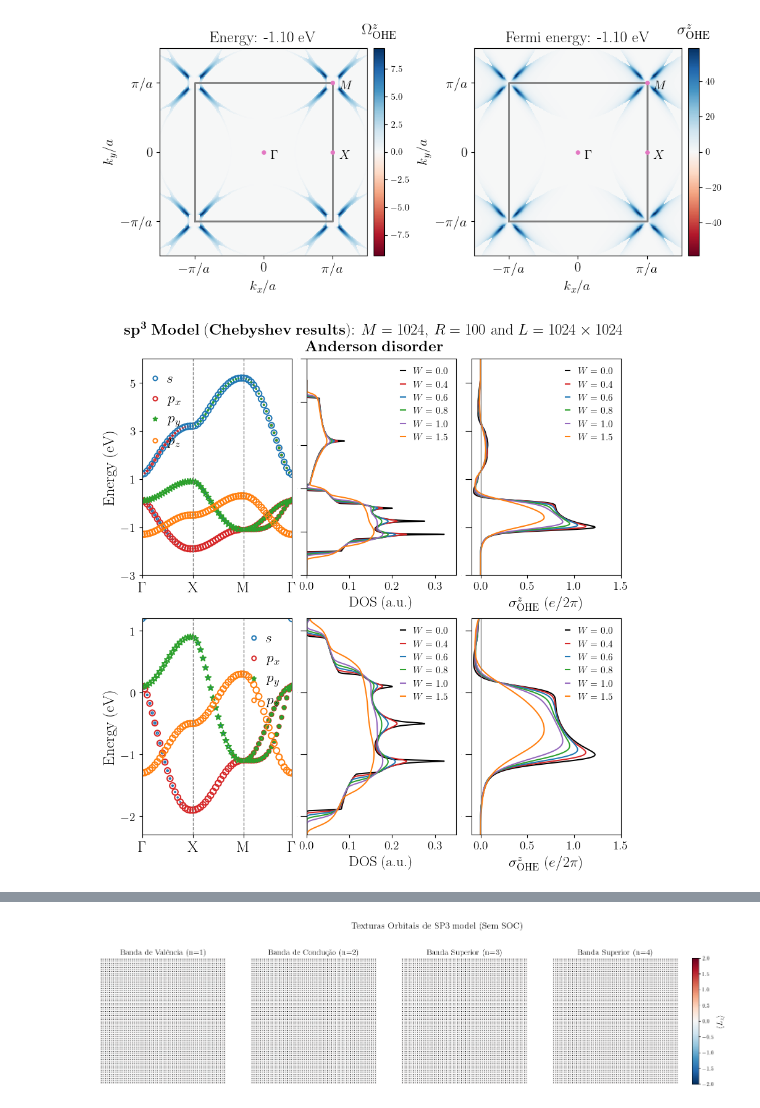
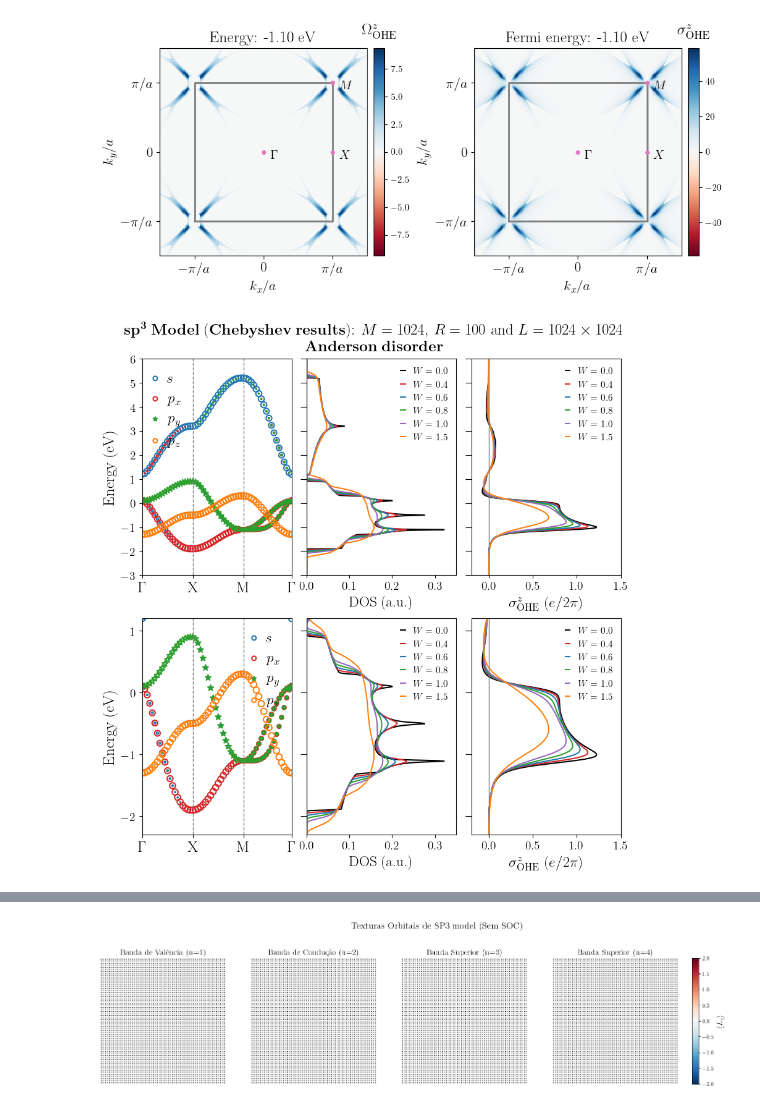
Before and after one commit to KJohnmar/INL-OBELIX-2026, a Jupyter notebook: sp3-model/square-lattice/sp3-model-SquareLattice.ipynb, the cells around one changed output, grey strips where cells are left out. Drawn from its saved outputs; the diff is of its cells as text; code cells hidden in the pictures.

```diff
--- a/sp3-model/square-lattice/sp3-model-SquareLattice.ipynb
+++ b/sp3-model/square-lattice/sp3-model-SquareLattice.ipynb
@@ -1795,10 +1795,10 @@ def main_BandStructure_1N_analytically():
     base_url_ohe = "https://github.com/KJohnmar/INL-OBELIX-2026/tree/main/sp3-model/square-lattice/data-ohe/Anderson_disorder/"
 
     k_ax, hs_ax, bands, band_s, band_x, band_y, band_z = calculate_SP3_with_projections(20, name, HS_points, soc=False)
-    plot_Projected_bands(ax1, k_ax, hs_ax, bands, band_s, band_x, band_y, band_z, -3, 6, 2)
-    plot_DOS_Chebyshev(ax2, base_url_dos, -3, 6, 2)
-    plot_projected_bands_ohe(ax3, energies, om_o, -3, 6, 2, scale_factor=10)
-    plot_OHE_Chebyshev(ax4, base_url_ohe, -3, 6, 2)
+    plot_Projected_bands(ax1, k_ax, hs_ax, bands, band_s, band_x, band_y, band_z, -3, 6, 1)
+    plot_DOS_Chebyshev(ax2, base_url_dos, -3, 6, 1)
+    plot_projected_bands_ohe(ax3, energies, om_o, -3, 6, 1, scale_factor=10)
+    plot_OHE_Chebyshev(ax4, base_url_ohe, -3, 6, 1)
 
     plot_Projected_bands(ax5, k_ax, hs_ax, bands, band_s, band_x, band_y, band_z, -2, 1, 1)
     plot_DOS_Chebyshev(ax6, base_url_dos, -2, 1, 1)
@@ -2348,12 +2360,23 @@ def plot_OHE_Chebyshev(ax, base_url, lim_in, lim_sup, int_, type_d, title=False)
 
     if type_d == "Vacancy":
         config = [
-            ("c000", "black", "0.0"),
-            ("c005", "tab:red", "0.5"),
-            ("c010", "tab:blue", "1.0"),
-            ("c015", "tab:green", "1.5"),
-            ("c020", "tab:purple", "2.0"),
-            ("c050", "tab:orange", "5.0")
+            ("c0,0", "black", "0.0"),
+            ("c0,5", "tab:red", "0.5"),
+            ("c1,0", "tab:blue", "1.0"),
+            ("c1,5", "tab:green", "1.5"),
+            ("c2,0", "tab:purple", "2.0"),
+            ("c5,0", "tab:orange", "5.0")
+        ]
+
+    if type_d == "On-site":
+        config = [
+            #("c2,0_U3,0", "tab:red", "3.0"),
+            ("c2,0_U2,0", "tab:blue", "2.0"),
+            ("c2,0_U1,0", "tab:green", "1.0"),
+            ("c0,0_U0,0", "black", "0.0"),
+            ("c2,0_U-1,0", "tab:purple", "-1.0"),
+            ("c2,0_U-2,0", "tab:orange", "-2.0")
+            #("c2,0_U-3,0", "tab:pink", "-3.0")
         ]
 
     raw_base = base_url.replace("github.com", "raw.githubusercontent.com").replace("/tree/", "/").rstrip("/")
@@ -2362,11 +2385,12 @@ def plot_OHE_Chebyshev(ax, base_url, lim_in, lim_sup, int_, type_d, title=False)
         df = pd.read_csv(url, sep='\s+', header=None, names=['Energy', 'OHE', 'none'])
         if type_d == "Anderson": ax.plot(df['OHE'], df['Energy'], color=cor, linewidth=1.5, label=fr'$W={valor}$')
         if type_d == "Vacancy": ax.plot(df['OHE'], df['Energy'], color=cor, linewidth=1.5, label=fr'${valor}\%$')
+        if type_d == "On-site": ax.plot(df['OHE'], df['Energy'], color=cor, linewidth=1.5, label=fr'$U={valor}$')
 
     ax.legend(fontsize=11, loc='best', frameon=False, handlelength=0.5)
 
     ax.set_xticks(np.arange(-0.5, 3.1, 0.5))
-    ax.set_xlim(-0.1, 1.5)
+    ax.set_xlim(-0.2, 1.5)
 
     ax.set_yticks(np.arange(-3, 7.1, int_))
     ax.set_ylim(lim_in, lim_sup)
@@ -2415,34 +2439,34 @@ def main_BandStructure_1N_analytically():
     base_url_ohe = "https://github.com/KJohnmar/INL-OBELIX-2026/tree/main/sp3-model/square-lattice/data-ohe/Anderson_disorder/"
 
     k_ax, hs_ax, bands, band_s, band_x, band_y, band_z = calculate_SP3_with_projections(20, name, HS_points, soc=False)
-    plot_Projected_bands(ax1, k_ax, hs_ax, bands, band_s, band_x, band_y, band_z, -3, 6, 2)
-    plot_DOS_Chebyshev(ax2, base_url_dos, -3, 7, 2, "Anderson", False)
-    plot_OHE_Chebyshev(ax3, base_url_ohe, -3, 6, 2, "Anderson", False)
+    plot_Projected_bands(ax1, k_ax, hs_ax, bands, band_s, band_x, band_y, band_z, -3, 6, 1)
+    plot_DOS_Chebyshev(ax2, base_url_dos, -3, 6, 1, "Anderson", False)
+    plot_OHE_Chebyshev(ax3, base_url_ohe, -3, 6, 1, "Anderson", False)
 
     plot_Projected_bands(ax4, k_ax, hs_ax, bands, band_s, band_x, band_y, band_z, -2.3, 1.2, 1)
     plot_DOS_Chebyshev(ax5, base_url_dos, -2.3, 1.2, 1, "Anderson", False)
     plot_OHE_Chebyshev(ax6, base_url_ohe, -2.3, 1.2, 1, "Anderson", False)
 
     title_text = (
         r"$\mathbf{sp^3\ Model\ (Chebyshev\ results)}$: $M=1024$, $R=100$ and $L=1024\times 1024$" + "\n" +
         r"$\mathbf{Anderson\ disorder}$"
     )
     fig.suptitle(title_text,
              fontsize=18,
              fontweight='bold',
              y=0.94,        # Ajuste levemente o y para não sobrepor o plot
              ha='center',   # Horizontal Alignment: center
              va='top')      # Vertical Alignment: top
 
     # Finalization
     plt.tight_layout()
     #plt.subplots_adjust(left=0.05, right=0.95, bottom=0.05, top=0.95,
     #                      hspace=0.4, wspace=0.4)
 
     plt.show()
     plt.close()
 
 if __name__ == "__main__":
     main_BandStructure_1N_analytically()
 # %% [output]
-[figure, old version]
+[figure, new version]
```
Also changed, not shown: parts of 4 cells of this notebook.
